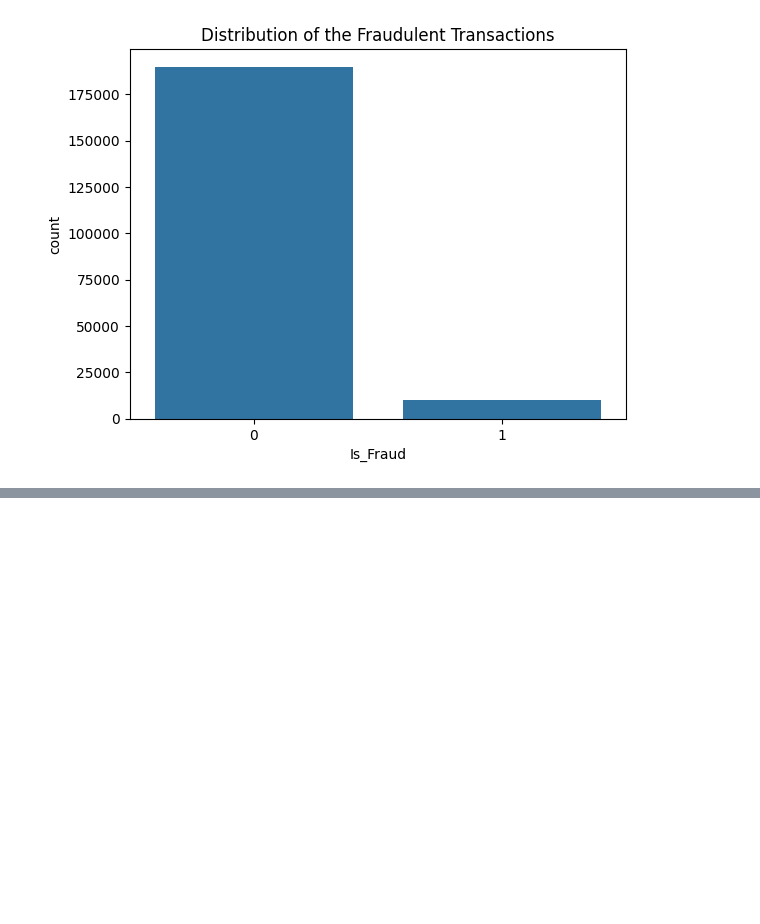
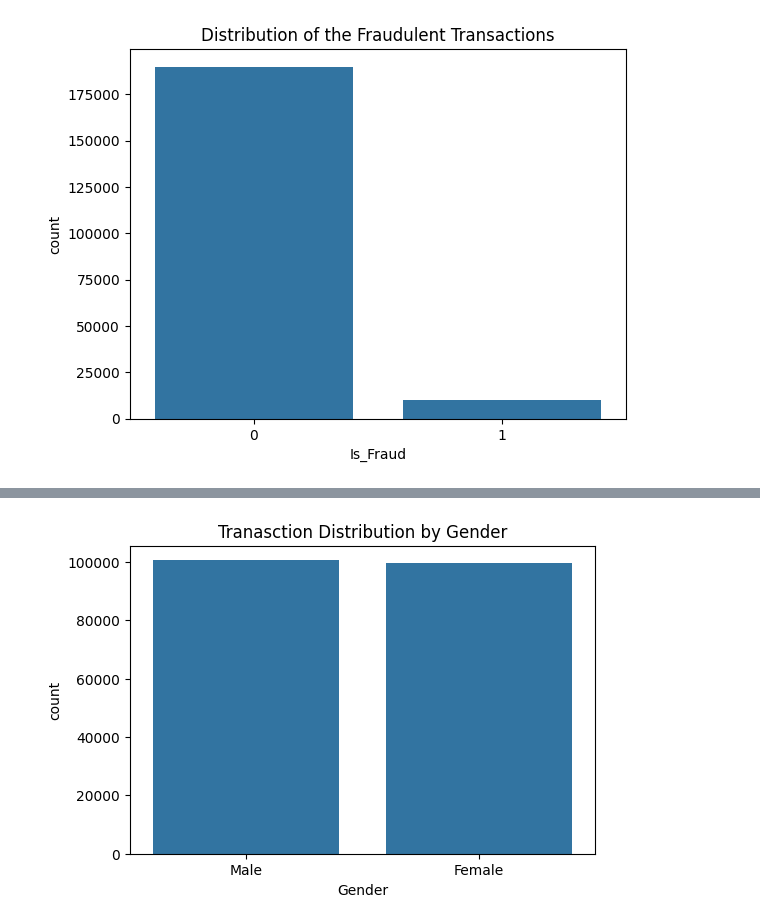
Before and after one commit to gkipkirui1/DSF-PT08P5-GROUP4-CAPSTONE-PROJECT, a Jupyter notebook: mikabenson.ipynb, the cells around one changed output, grey strips where cells are left out. Cells and saved outputs as stored; diff of their text form; code cells hidden in the pictures; blank space fills up the shorter version.

```diff
--- a/mikabenson.ipynb
+++ b/mikabenson.ipynb
@@ -39,5 +42,5 @@ Identity theft
 # %%
-data = pd.read_csv("Bank_Transaction_Fraud_Detection.csv")
+data = pd.read_csv("data/Bank_Transaction_Fraud_Detection.csv")
 data.head()
 # %% [output]
 |  | Customer_ID | Customer_Name | Gender | Age | State | City | Bank_Branch | Account_Type | ... |
@@ -141,0 +139,17 @@ for col in numerical_columns:
+# %%
+# get the transactions by gender..
+plt.figure(figsize = (6,4))
+sns.countplot(x = data["Gender"])
+plt.title("Tranasction Distribution by Gender")
+plt.show()
+
+# check for the fraud rate by gender
+
+
+# # Check fraud rate per gender
+# plt.figure(figsize=(6,4))
+# sns.barplot(x=data['gender'], y=data['fraud_label'])
+# plt.title("Fraud Rate by Gender")
+# plt.show()
+# %% [output]
+[figure, added]
```
Also changed, not shown: parts of 13 cells of this notebook.
